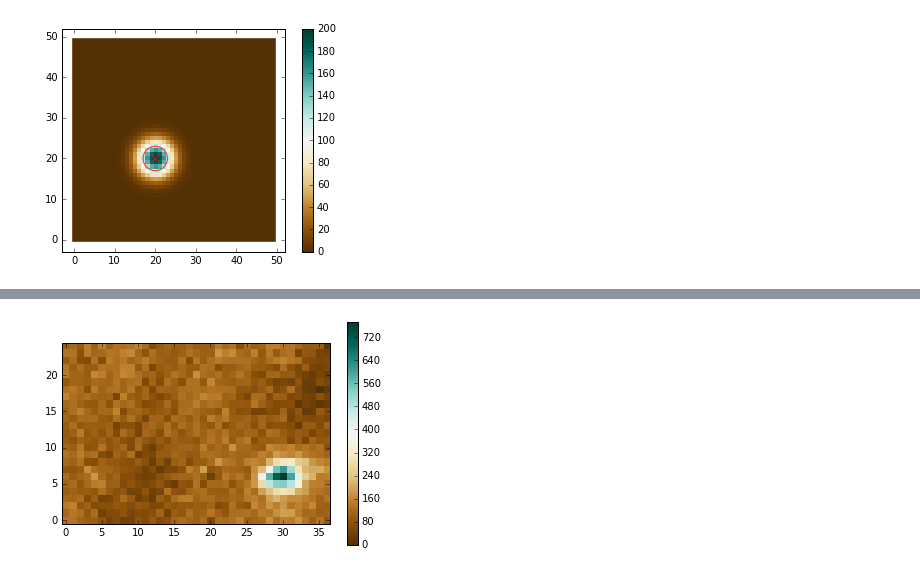
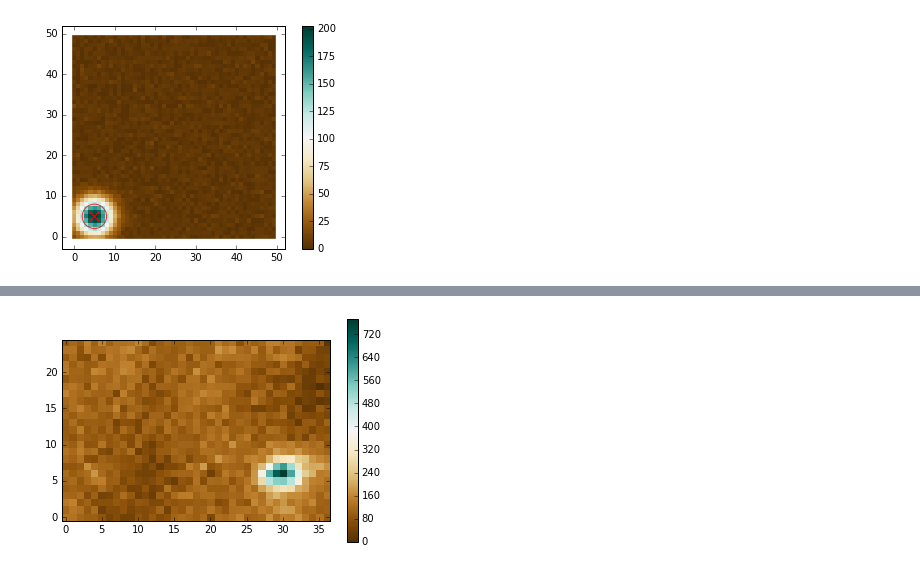
Before and after one commit to hadim/Public-Notebooks, a Jupyter notebook: 2d_gaussian_fit/notebook.ipynb, the cells around one changed output, grey strips where cells are left out. Cells and saved outputs as stored; diff of their text form; code cells hidden in the pictures.

```diff
--- a/2d_gaussian_fit/notebook.ipynb
+++ b/2d_gaussian_fit/notebook.ipynb
@@ -45,18 +45,18 @@ def func(xy, x0, y0, sigma, H):
 # %%
 # Generate model
 
-true_params = {'x0': 20, 'y0': 20, 'sigma': 3, 'H': 200}
+true_params = {'x0': 5, 'y0': 5, 'sigma': 3, 'H': 200}
 
 x = np.arange(0, 50, 1)
 y = np.arange(0, 50, 1)
 xy = np.meshgrid(x, y)
 
 model = Model(func)
 image = model.eval(xy=xy, **true_params)
-#image += np.random.poisson(600, image.shape)
+image += np.random.poisson(5, image.shape)
 plot(image, true_params)
 # %% [output]
-[figure, old version]
+[figure, new version]
 # %%
 # Fit generated model
 
```
Also changed, not shown: parts of 2 cells of this notebook.
